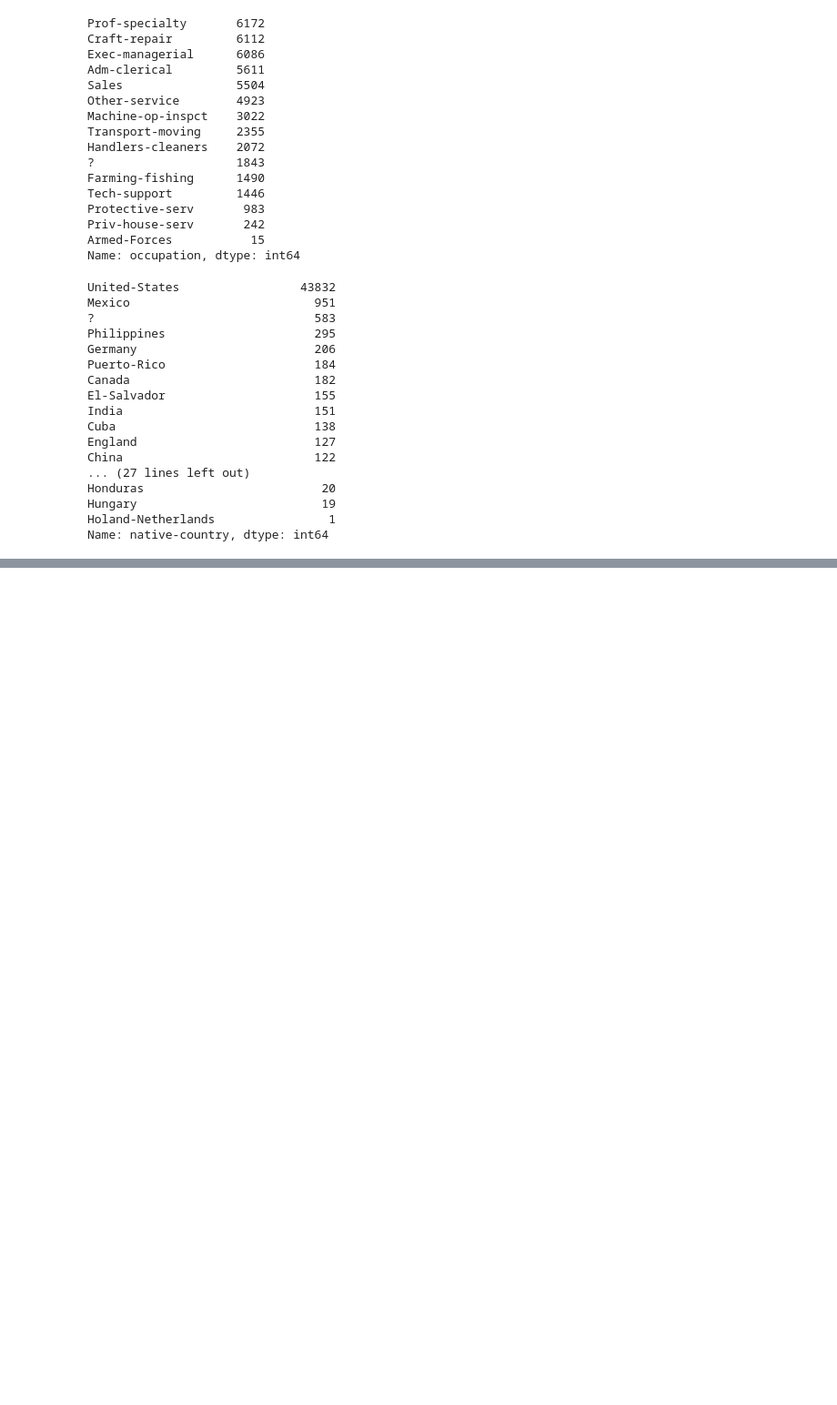
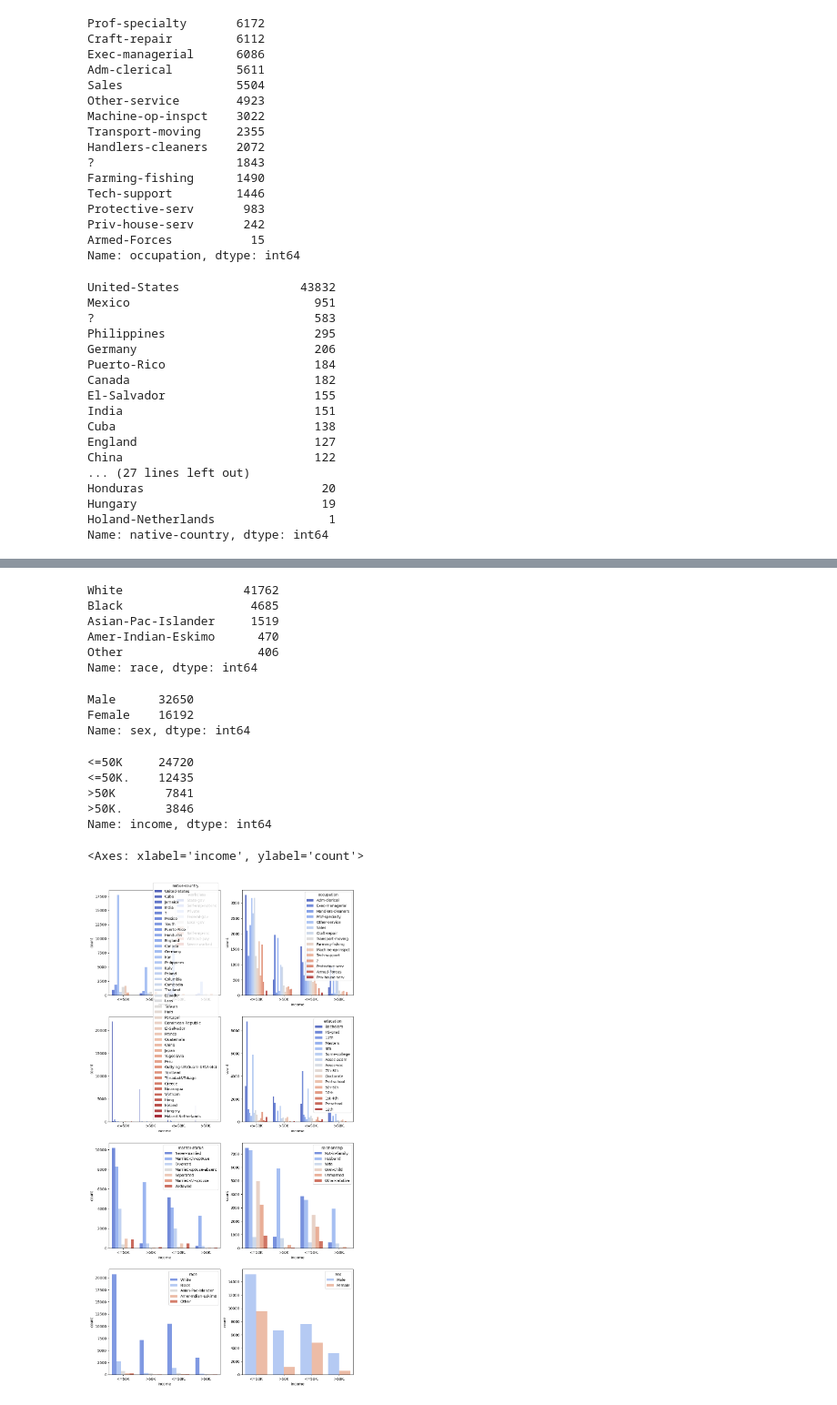
Before and after one commit to Thisuli-Amanethmi/ML-CW, a Jupyter notebook: ML_CW.ipynb, the cells around one changed output, grey strips where cells are left out. Shown at 91% size. Cells and saved outputs as stored; diff of their text form; code cells hidden in the pictures; blank space fills up the shorter version.

```diff
--- a/ML_CW.ipynb
+++ b/ML_CW.ipynb
@@ -160,0 +227,42 @@ X_new = X.drop(['fnlwgt', 'education-num'], axis=1)
+# %%
+X['race'].value_counts()
+# %% [output]
+White                 41762
+Black                  4685
+Asian-Pac-Islander     1519
+Amer-Indian-Eskimo      470
+Other                   406
+Name: race, dtype: int64
+# %%
+X['sex'].value_counts()
+# %% [output]
+Male      32650
+Female    16192
+Name: sex, dtype: int64
+# %%
+y['income'].value_counts()
+# %% [output]
+<=50K     24720
+<=50K.    12435
+>50K       7841
+>50K.      3846
+Name: income, dtype: int64
+# %%
+# combing both X and y into a single dataframe
+data = X.copy()
+data['income'] = y
+
+# create a figure with 8 subplots
+fig, axes = plt.subplots(4, 2, figsize=(12, 24))
+
+sns.countplot(x='income', palette='coolwarm', hue='workclass', data=data, ax=axes[0][0])
+sns.countplot(x='income', palette='coolwarm', hue='occupation', data=data, ax=axes[0][1])
+sns.countplot(x='income', palette='coolwarm', hue='native-country', data=data, ax=axes[1][0])
+sns.countplot(x='income', palette='coolwarm', hue='education', data=data, ax=axes[1][1])
+sns.countplot(x='income', palette='coolwarm', hue='marital-status', data=data, ax=axes[2][0])
+sns.countplot(x='income', palette='coolwarm', hue='relationship', data=data, ax=axes[2][1])
+sns.countplot(x='income', palette='coolwarm', hue='race', data=data, ax=axes[3][0])
+sns.countplot(x='income', palette='coolwarm', hue='sex', data=data, ax=axes[3][1])
+# %% [output]
+<Axes: xlabel='income', ylabel='count'>
+[figure, added]
```
Also changed, not shown: parts of 49 cells of this notebook.
